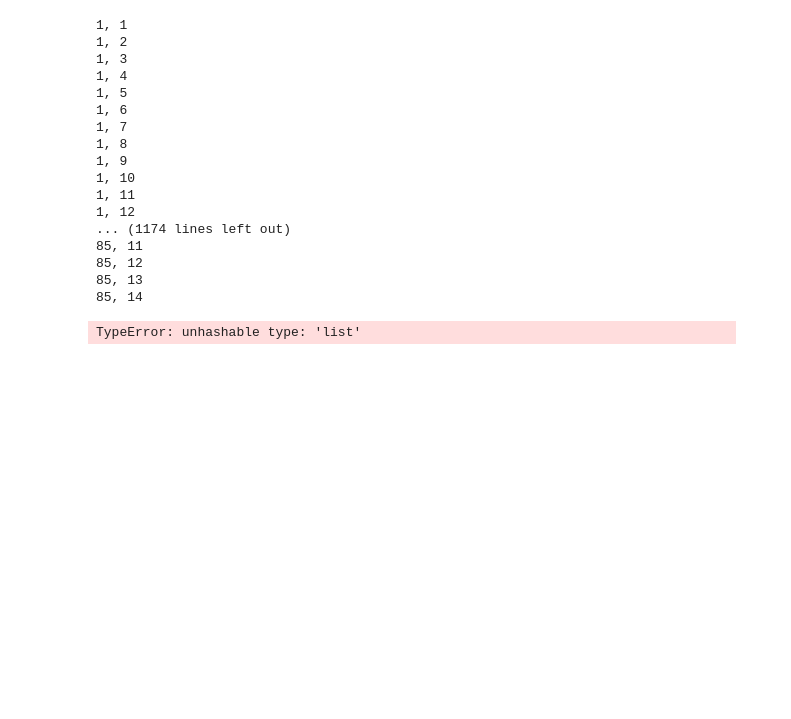
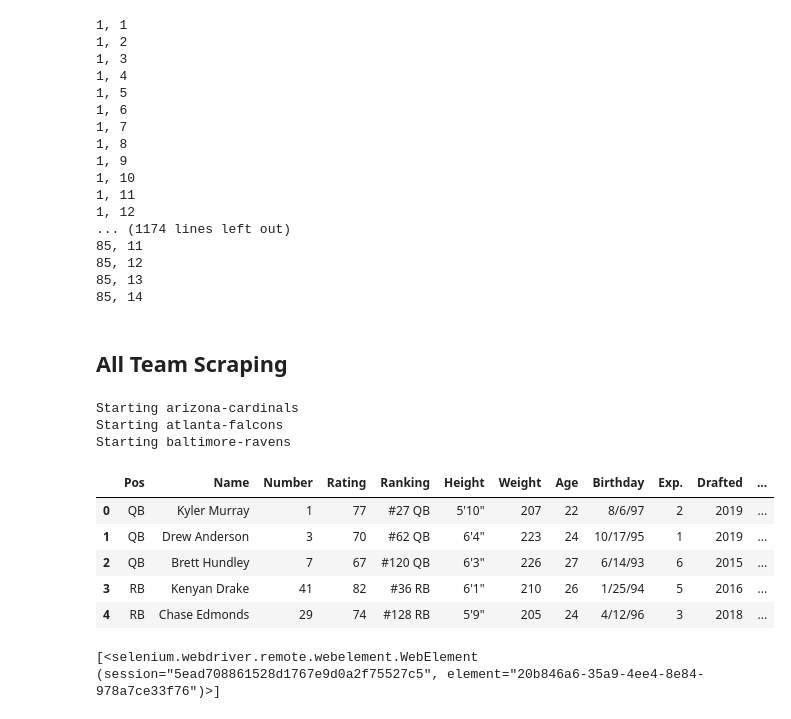
Before and after one commit to scunden/Project-Dash, a Jupyter notebook: 2. Data-Cleanup/2. Web-Scrape/webscrape-rosters.ipynb, the cells around one changed output. Drawn from its saved outputs; the diff is of its cells as text; code cells hidden in the pictures; blank space fills up the shorter version.

Commit message:
raw selenium scrape for all team and year

```diff
--- a/2. Data-Cleanup/2. Web-Scrape/webscrape-rosters.ipynb
+++ b/2. Data-Cleanup/2. Web-Scrape/webscrape-rosters.ipynb
@@ -114,6 +116,12 @@ for r in range(1,row+1):
     for c in range (1,col+1):
         row_ls.append(driver.find_element_by_xpath("/html/body/app-root/app-nfl/app-roster/div/div/div[2]/div[2]/div/div[2]/div/div/table/tbody/tr[{}]/td[{}]".format(str(r),str(c))).text)
     table_ls.append(row_ls)
+
+df=pd.DataFrame(table_ls,columns=header)
+df['Name'] = df['Name'].str.split('\n').str[0].str.strip()
+df['Merge Name'] = df['Name'].str.split(' ',1).str[0].str[0] + '.' + df['Name'].str.split(' ').str[1]
+df['Team'] = team.replace('-',' ').title()
+df['Year'] = year
 # %% [output]
 1, 1
 1, 2
@@ -132,11 +140,5 @@ for r in range(1,row+1):
 85, 12
 85, 13
 85, 14
-# %%
-df=pd.DataFrame(simple_list,columns=['col1','col2'])
-df['Name'] = df['Name'].str.split('\n').str[0].str.strip()
-df['Merge Name'] = df['Name'].str.split(' ',1).str[0].str[0] + '.' + df['Name'].str.split(' ').str[1]
-df['Team'] = team.replace('-',' ').title()
-    df['Year'] = year
-# %% [output]
-TypeError: unhashable type: 'list'
+# %% [markdown]
+## All Team Scraping
@@ -142,0 +180,22 @@ TypeError: unhashable type: 'list'
+# %%
+url='https://www.lineups.com/nfl/roster/'
+df = pd.DataFrame()
+
+for team in team_ls[:3]:
+    print("Starting {}".format(team))
+    driver = webdriver.Chrome()
+    driver.get(url+team)
+    df = pd.concat([df, sel_scrape(driver, team)])
+    driver. close()
+
+df.head()
+# %% [output]
+Starting arizona-cardinals
+Starting atlanta-falcons
+Starting baltimore-ravens
+|  | Pos | Name | Number | Rating | Ranking | Height | Weight | Age | Birthday | Exp. | Drafted | ... |
+| 0 | QB | Kyler Murray | 1 | 77 | #27 QB | 5'10" | 207 | 22 | 8/6/97 | 2 | 2019 | ... |
+| 1 | QB | Drew Anderson | 3 | 70 | #62 QB | 6'4" | 223 | 24 | 10/17/95 | 1 | 2019 | ... |
+| 2 | QB | Brett Hundley | 7 | 67 | #120 QB | 6'3" | 226 | 27 | 6/14/93 | 6 | 2015 | ... |
+| 3 | RB | Kenyan Drake | 41 | 82 | #36 RB | 6'1" | 210 | 26 | 1/25/94 | 5 | 2016 | ... |
+| 4 | RB | Chase Edmonds | 29 | 74 | #128 RB | 5'9" | 205 | 24 | 4/12/96 | 3 | 2018 | ... |
@@ -142,0 +205,6 @@ TypeError: unhashable type: 'list'
+# %%
+
+test = driver.find_element_by_xpath('/html/body/app-root/app-nfl/app-roster/div/div/div[2]/div/div/div[1]/div/div/div')
+test
+# %% [output]
+[<selenium.webdriver.remote.webelement.WebElement (session="5ead708861528d1767e9d0a2f75527c5", element="20b846a6-35a9-4ee4-8e84-978a7ce33f76")>]
```
Also changed, not shown: parts of 8 cells of this notebook, 1 other file.
